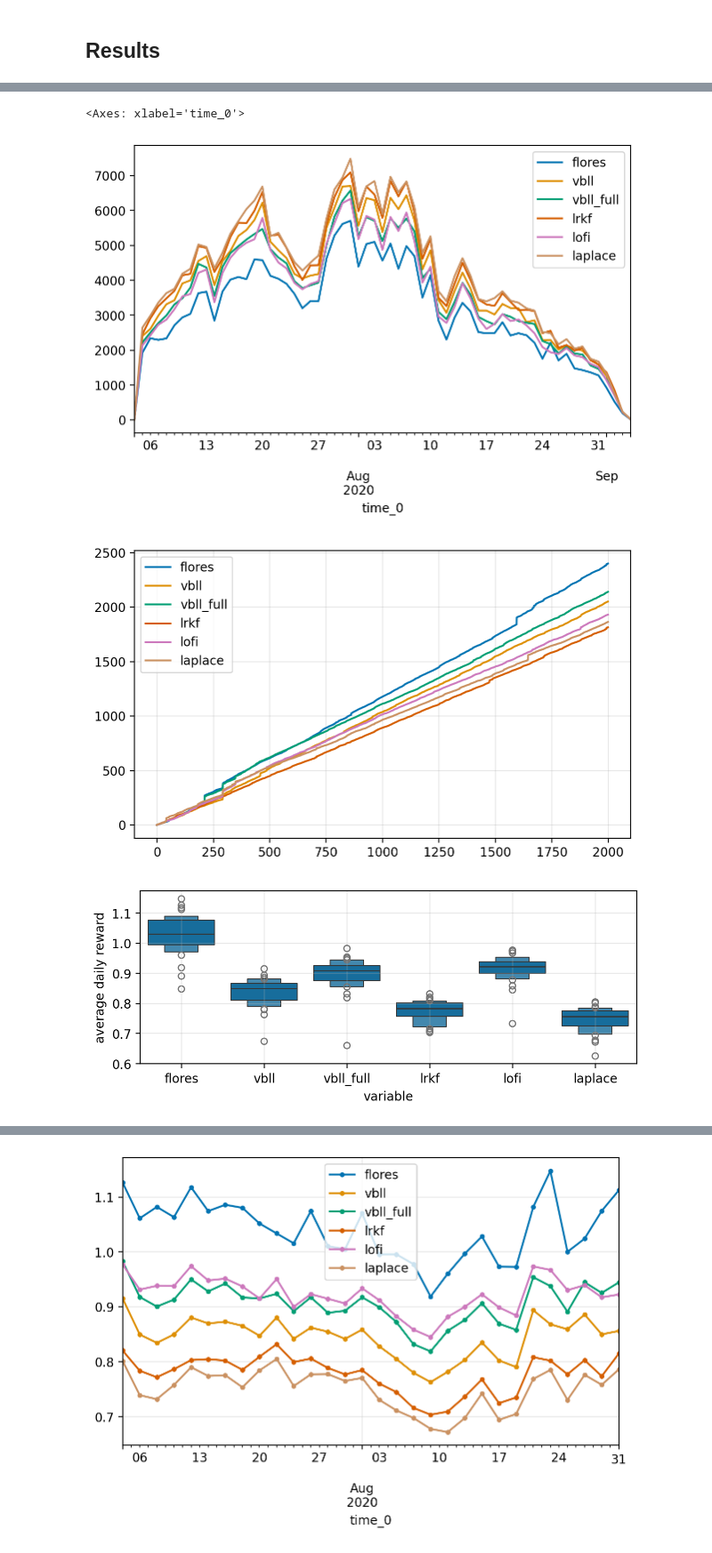
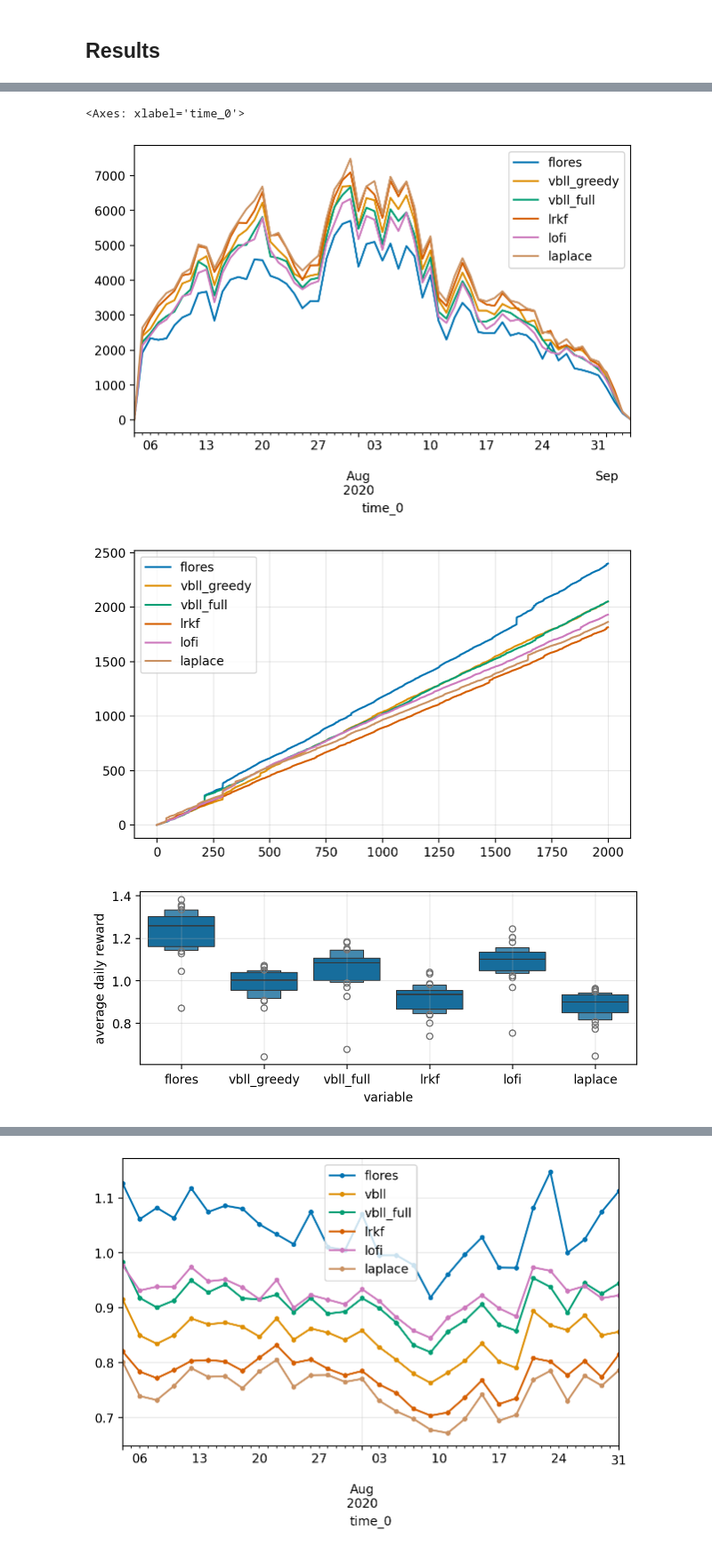
Before and after one commit to gerdm/low-rank-last-layer-inference, a Jupyter notebook: experiments/kuairec.ipynb, the cells around one changed output, grey strips where cells are left out. Shown at 89% size. Drawn from its saved outputs; the diff is of its cells as text; code cells hidden in the pictures.

```diff
--- a/experiments/kuairec.ipynb
+++ b/experiments/kuairec.ipynb
@@ -716,16 +738,17 @@ agent = FifoVBLL(
 print("Running agent with VBLL")
 bel_init = agent.init_bel(params_init_vbll)
 
-time_init = time()
 state_init = (bel_init, key_run)
 XS = (jnp.log1p(Y[:size_experiment]), X[:size_experiment])
 _step = partial(step, agent=agent)
-(bel_final, _), rewards_vbll_fifo = jax.lax.scan(_step, state_init, XS)
-rewards_vbll_fifo = np.exp(np.array(rewards_vbll_fifo)) - 1
+time_init = time()
+(bel_final, _), rewards_vbll_greedy = jax.lax.scan(_step, state_init, XS)
+rewards_vbll_greedy = np.exp(np.array(rewards_vbll_greedy)) - 1
 time_end = time()
 
-print(rewards_vbll_fifo.sum())
-print(f"Running time {time_end - time_init:0.2f}")
+time_vbll_greedy = time_end - time_init
+print(rewards_vbll_greedy.sum())
+print(f"Running time {time_vbll_greedy:0.2f}")
 # %% [output]
 Running agent with VBLL
 197128.84
@@ -736,11 +759,11 @@ Wall time: 11min 23s
 ## VBLL full
 # %%
 learning_rate = 1e-3
-buffer_size = 200
-n_inner = 50
+buffer_size = 1000
+n_inner = 100
 vbl_mlp = VBLLMLP(
     n_videos=n_videos, embedding_dim=10, n_hidden=50, dense_dim=10,
-    regularization_weight=0.0,
+    regularization_weight=1/1000,
 )
 params_init_vbll = vbl_mlp.init(key_init, X[0,0])
 
@@ -789,7 +813,7 @@ rewards = {
     # "oracle": Y[:50_000].max(axis=1),
     "flores": rewards_flores,
     # "flores_en": rewards_flores_en,
-    "vbll": rewards_vbll_fifo,
+    "vbll_greedy": rewards_vbll_greedy,
     "vbll_full": rewards_vbll_long,
     # "vbll_flores": rewards_vbll_flores,
     "lrkf": rewards_lrkf,
@@ -812,23 +845,21 @@ regret = -rewards.resample("D").sum().sub(oracle_reward.resample("D").sum(), axi
 regret.plot()
 # %% [output]
 <Axes: xlabel='time_0'>
-[figure, old version]
+[figure, new version]
 # %%
 rewards.reset_index(drop=True).cumsum()[:2000].plot()
 plt.grid(alpha=0.3)
 # %% [output]
-[figure, old version]
+[figure, new version]
-# %%
-plt.rcParams["figure.figsize"] = (7.2, 4.2)
 # %%
 fig, ax = plt.subplots(figsize=(7.2, 4.2 * 0.6))
 sns.boxenplot(
     x="variable",
     y="value",
-    data=rewards.resample("2D").median().melt()
+    data=rewards.resample("2D").mean().melt()
 )
 plt.ylabel("average daily reward")
 plt.grid(alpha=0.3)
 plt.savefig("bandits-average-daily-reward.png", dpi=300, bbox_inches="tight")
 # %% [output]
-[figure, old version]
+[figure, new version]
```
Also changed, not shown: parts of 14 cells of this notebook.
